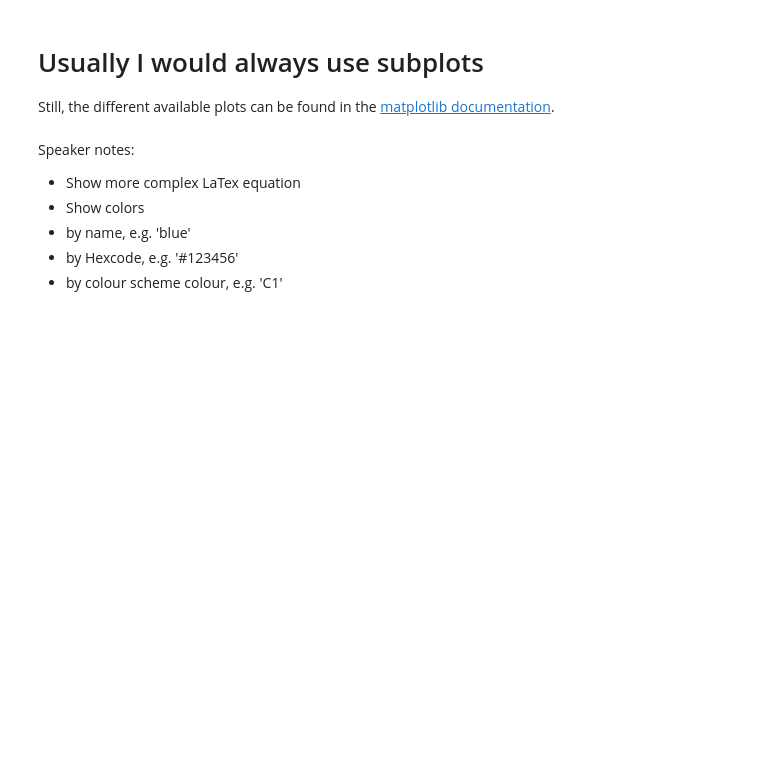
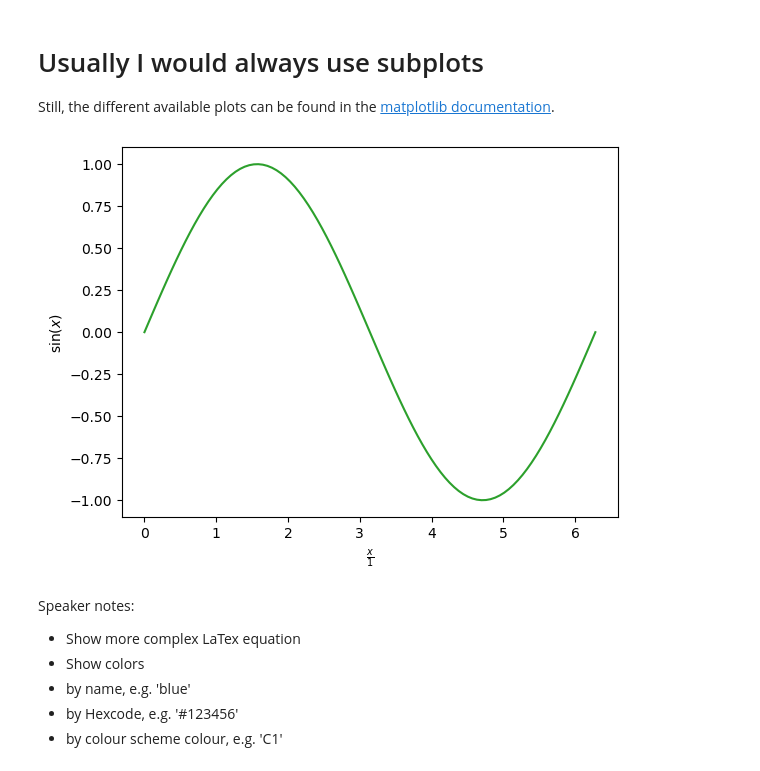
Before and after one commit to Niolon/DataAnalysisPython, a Jupyter notebook: Course/03_Matplotlib.ipynb, the cells around one changed output. Saved outputs shown, nothing was run; the diff lists cells and outputs as text; code cells hidden in the pictures; blank space fills up the shorter version.

```diff
--- a/Course/03_Matplotlib.ipynb
+++ b/Course/03_Matplotlib.ipynb
@@ -16,6 +27,15 @@ For quick plotting we can directly use the matplotlib.pyplot functions. The diff
 Still, the different available plots can be found in the [matplotlib documentation](https://matplotlib.org/stable/plot_types/index.html).
 # %%
 # create the same plot using fig and ax
+fig, ax = plt.subplots()
+
+ax.plot(x, y, color='C2')
+ax.set_xlabel(r'$\frac{x}{1}$')
+ax.set_ylabel(r'$\sin(x)$')
+
+plt.show()
+# %% [output]
+[figure, added]
 # %% [markdown]
 Speaker notes:
  - Show more complex LaTex equation
```
Also changed, not shown: parts of 22 cells of this notebook, 3 other files.
